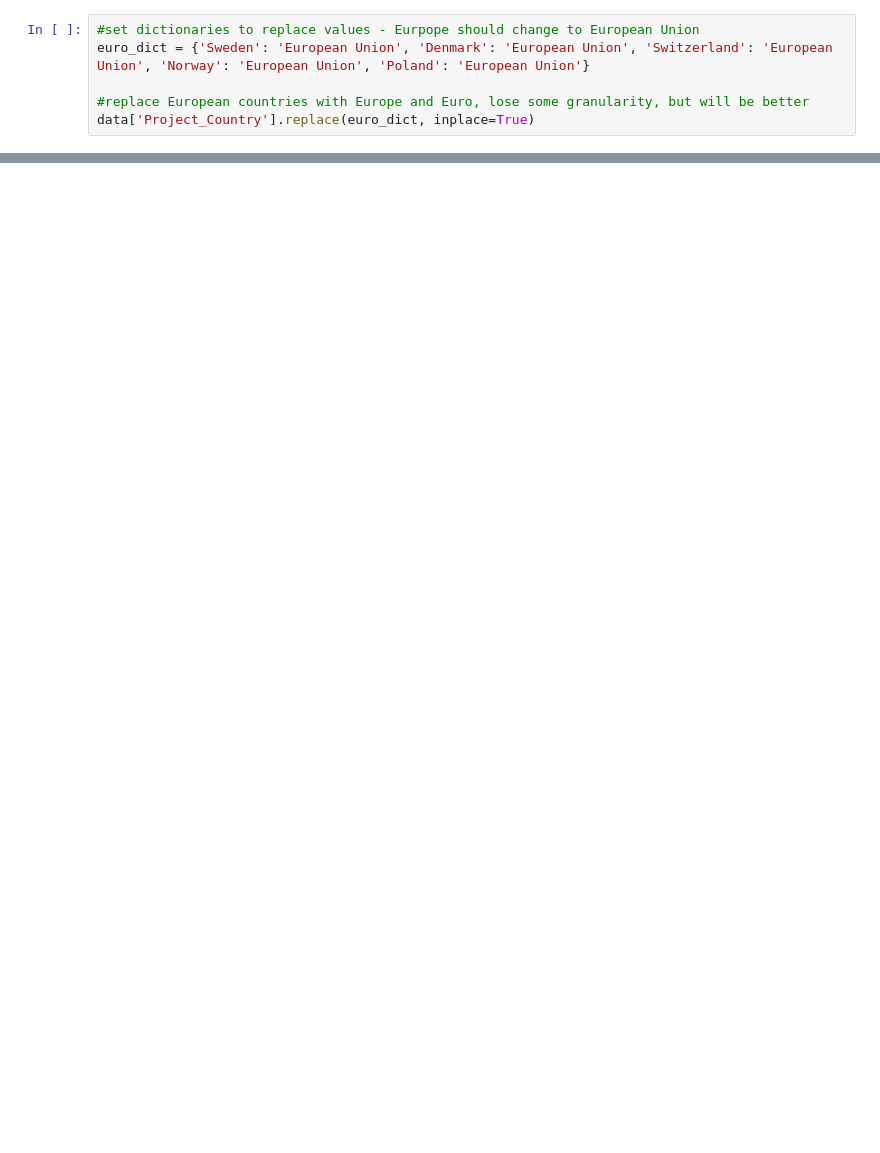
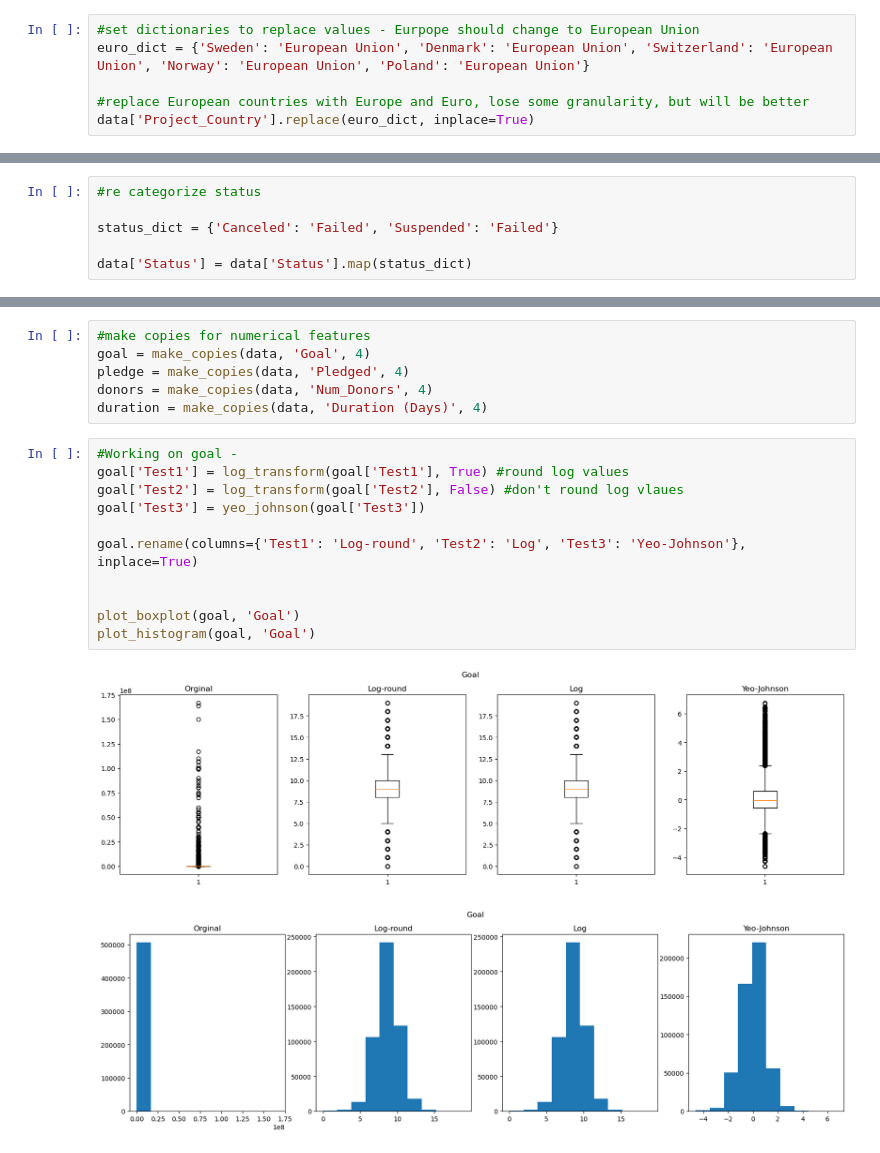
Before and after one commit to SBangarh/Kickstarter_Analysis, a Jupyter notebook: exploratory_analysis.ipynb, the cells around one changed output, grey strips where cells are left out. Saved outputs shown, nothing was run; the diff lists cells and outputs as text; blank space fills up the shorter version.

```diff
--- a/exploratory_analysis.ipynb
+++ b/exploratory_analysis.ipynb
@@ -380,0 +387,6 @@ data['Project_Country'].replace(euro_dict, inplace=True)
+# %%
+#re categorize status
+
+status_dict = {'Canceled': 'Failed', 'Suspended': 'Failed'}
+
+data['Status'] = data['Status'].map(status_dict)
@@ -380,0 +472,20 @@ data['Project_Country'].replace(euro_dict, inplace=True)
+# %%
+#make copies for numerical features
+goal = make_copies(data, 'Goal', 4)
+pledge = make_copies(data, 'Pledged', 4)
+donors = make_copies(data, 'Num_Donors', 4)
+duration = make_copies(data, 'Duration (Days)', 4)
+# %%
+#Working on goal -
+goal['Test1'] = log_transform(goal['Test1'], True) #round log values
+goal['Test2'] = log_transform(goal['Test2'], False) #don't round log vlaues
+goal['Test3'] = yeo_johnson(goal['Test3'])
+
+goal.rename(columns={'Test1': 'Log-round', 'Test2': 'Log', 'Test3': 'Yeo-Johnson'}, inplace=True)
+
+
+plot_boxplot(goal, 'Goal')
+plot_histogram(goal, 'Goal')
+# %% [output]
+[figure, added]
+[figure, added]
```
Also changed, not shown: parts of 29 cells of this notebook.
